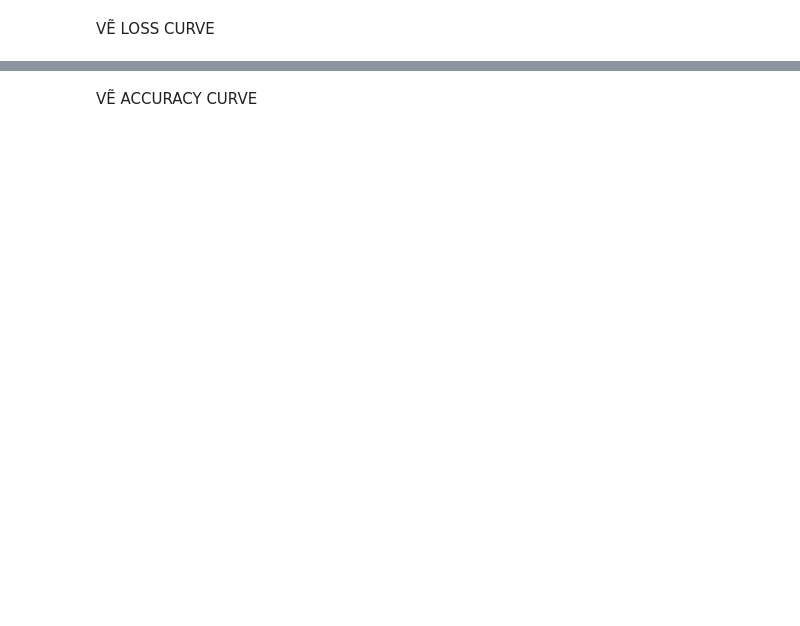
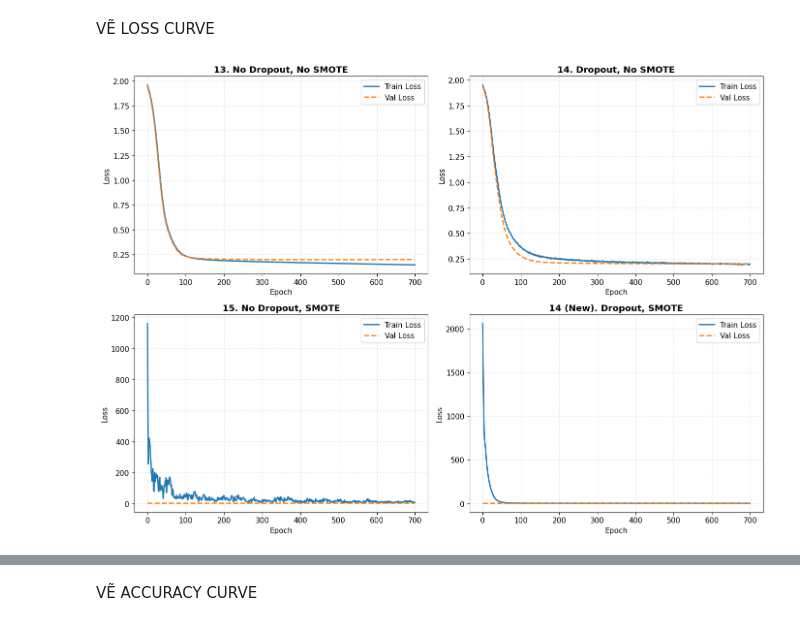
Before and after one commit to thuynguyenhuit/hocsau, a Jupyter notebook: Mô_hình_MLP_Dry_Bean.ipynb, the cells around one changed output, grey strips where cells are left out. Saved outputs shown, nothing was run; the diff lists cells and outputs as text; code cells hidden in the pictures; blank space fills up the shorter version.

```diff
--- a/Mô_hình_MLP_Dry_Bean.ipynb
+++ b/Mô_hình_MLP_Dry_Bean.ipynb
@@ -476,5 +614,93 @@ Epoch 500/500 | Train Loss: 0.2119 | Val Loss: 0.1990 | Train Acc: 0.9257 | Val
 # %% [markdown]
 VẼ LOSS CURVE
+# %%
+import matplotlib.pyplot as plt
+
+# Cấu hình kích thước và kiểu dáng tổng thể cho biểu đồ
+plt.figure(figsize=(14, 10))
+plt.rcParams["font.size"] = 11
+
+# ========================================================
+# Kịch bản 1: No Dropout, No SMOTE (Đoạn 13)
+# ========================================================
+plt.subplot(2, 2, 1)
+plt.plot(train_loss_no, label="Train Loss", color="#1f77b4", linewidth=2)
+plt.plot(
+    val_loss_no,
+    label="Val Loss",
+    color="#ff7f0e",
+    linestyle="--",
+    linewidth=2,
+)
+plt.title("13. No Dropout, No SMOTE", fontweight="bold")
+plt.xlabel("Epoch")
+plt.ylabel("Loss")
+plt.grid(True, linestyle=":", alpha=0.6)
+plt.legend()
+
+# ========================================================
+# Kịch bản 2: Dropout, No SMOTE (Đoạn 14 cũ)
+# ========================================================
+plt.subplot(2, 2, 2)
+plt.plot(train_loss_drop, label="Train Loss", color="#1f77b4", linewidth=2)
+plt.plot(
+    val_loss_drop,
+    label="Val Loss",
+    color="#ff7f0e",
+    linestyle="--",
+    linewidth=2,
+)
+plt.title("14. Dropout, No SMOTE", fontweight="bold")
+plt.xlabel("Epoch")
+plt.ylabel("Loss")
+plt.grid(True, linestyle=":", alpha=0.6)
+plt.legend()
+
+# ========================================================
+# Kịch bản 3: No Dropout, SMOTE (Đoạn 15)
+# ========================================================
+plt.subplot(2, 2, 3)
+plt.plot(
+    train_loss_no_smote, label="Train Loss", color="#1f77b4", linewidth=2
+)
+plt.plot(
+    val_loss_no_smote,
+    label="Val Loss",
+    color="#ff7f0e",
+    linestyle="--",
+    linewidth=2,
+)
+plt.title("15. No Dropout, SMOTE", fontweight="bold")
+plt.xlabel("Epoch")
+plt.ylabel("Loss")
+plt.grid(True, linestyle=":", alpha=0.6)
+plt.legend()
+
+# ========================================================
+# Kịch bản 4: Dropout, SMOTE (Đoạn 14 mới)
+# ========================================================
+plt.subplot(2, 2, 4)
+plt.plot(train_loss_smote, label="Train Loss", color="#1f77b4", linewidth=2)
+plt.plot(
+    val_loss_smote,
+    label="Val Loss",
+    color="#ff7f0e",
+    linestyle="--",
+    linewidth=2,
+)
+plt.title("14 (New). Dropout, SMOTE", fontweight="bold")
+plt.xlabel("Epoch")
+plt.ylabel("Loss")
+plt.grid(True, linestyle=":", alpha=0.6)
+plt.legend()
+
+# Tự động căn chỉnh khoảng cách giữa các biểu đồ con để không bị đè chữ
+plt.tight_layout()
+
+# Hiển thị biểu đồ
+plt.show()
+# %% [output]
+[figure, added]
 # %%
 # =========================================
 # LOSS CURVE - NO DROPOUT
```
Also changed, not shown: parts of 23 cells of this notebook.
